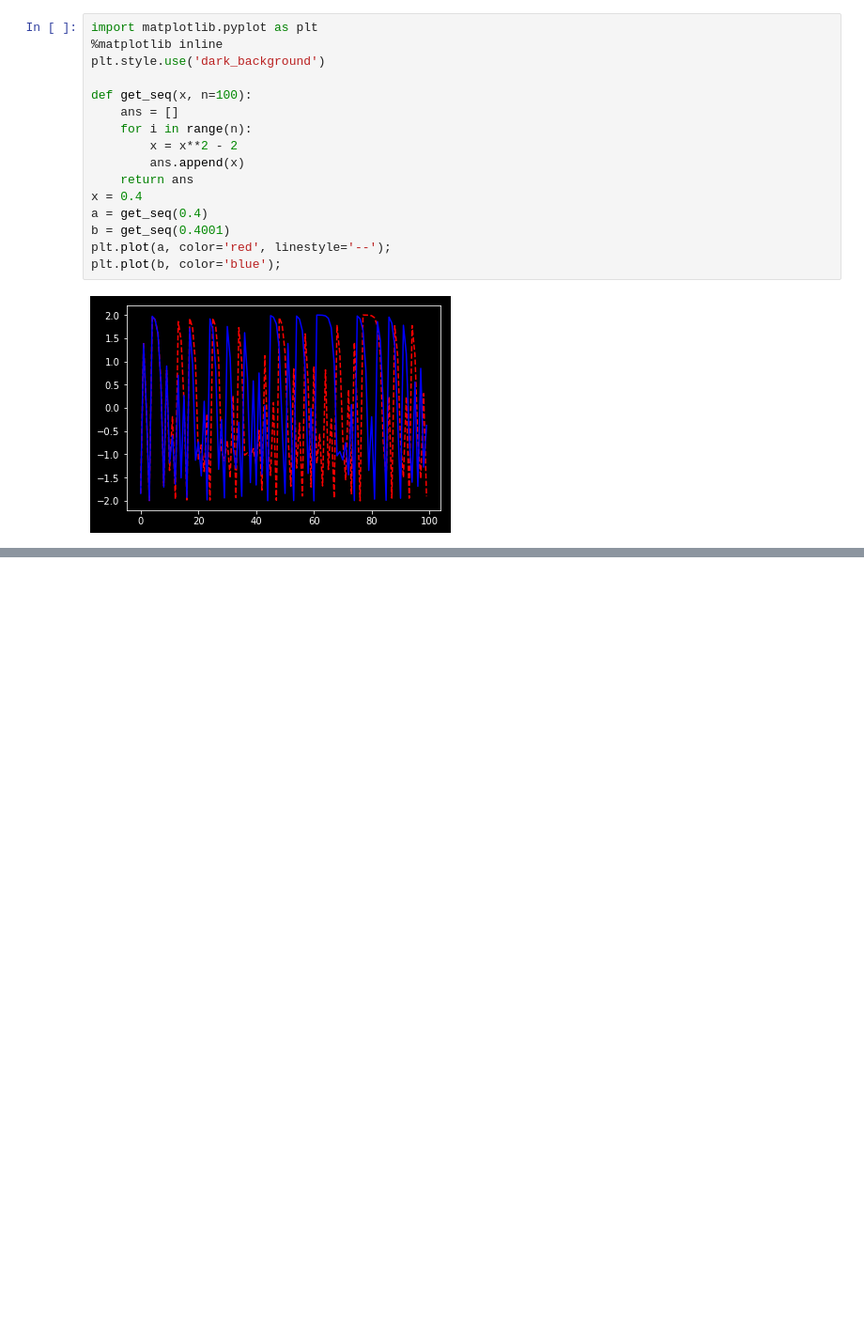
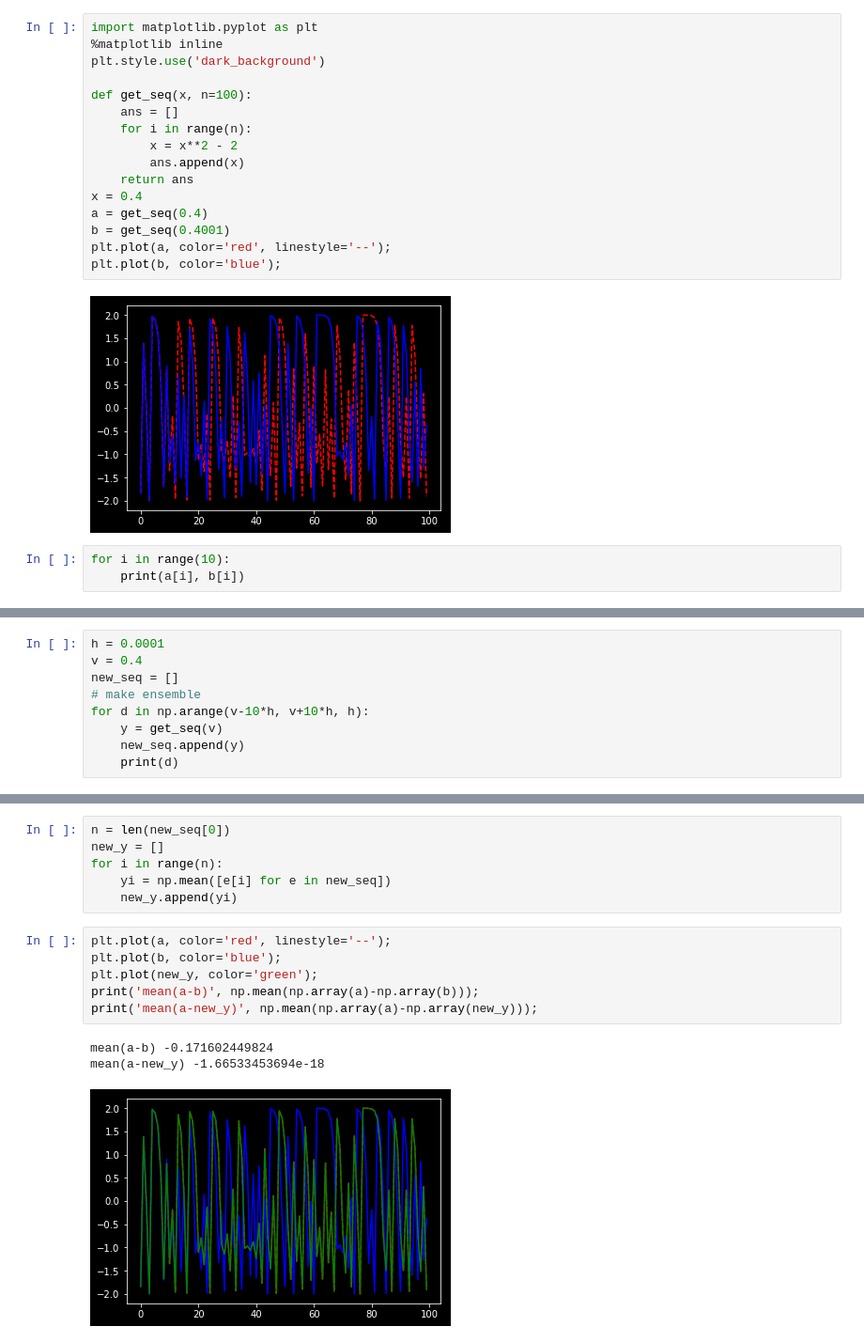
Before and after one commit to Amironsoft/easy_parse, a Jupyter notebook: easy_chaos.ipynb, the cells around one changed output, grey strips where cells are left out. Shown at 94% size. Cells and saved outputs as stored; diff of their text form; blank space fills up the shorter version.

Commit message:
add chaos graph

```diff
--- a/easy_chaos.ipynb
+++ b/easy_chaos.ipynb
@@ -16,3 +16,6 @@ plt.plot(a, color='red', linestyle='--');
 plt.plot(b, color='blue');
 # %% [output]
 [figure]
+# %%
+for i in range(10):
+    print(a[i], b[i])
@@ -18,0 +35,9 @@ plt.plot(b, color='blue');
+# %%
+h = 0.0001
+v = 0.4
+new_seq = []
+# make ensemble
+for d in np.arange(v-10*h, v+10*h, h):
+    y = get_seq(v)
+    new_seq.append(y)
+    print(d)
@@ -18,0 +62,16 @@ plt.plot(b, color='blue');
+# %%
+n = len(new_seq[0])
+new_y = []
+for i in range(n):
+    yi = np.mean([e[i] for e in new_seq])
+    new_y.append(yi)
+# %%
+plt.plot(a, color='red', linestyle='--');
+plt.plot(b, color='blue');
+plt.plot(new_y, color='green');
+print('mean(a-b)', np.mean(np.array(a)-np.array(b)));
+print('mean(a-new_y)', np.mean(np.array(a)-np.array(new_y)));
+# %% [output]
+mean(a-b) -0.171602449824
+mean(a-new_y) -1.66533453694e-18
+[figure, added]
```
Also changed, not shown: parts of 3 cells of this notebook.
